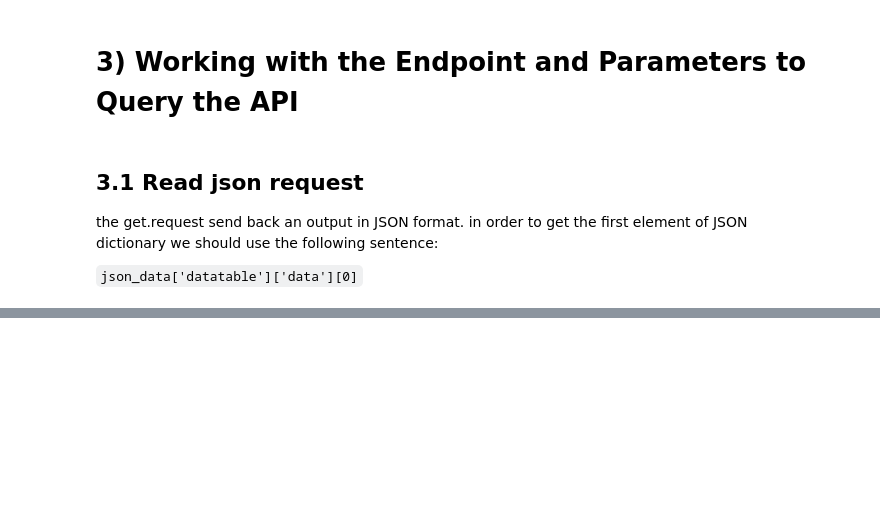
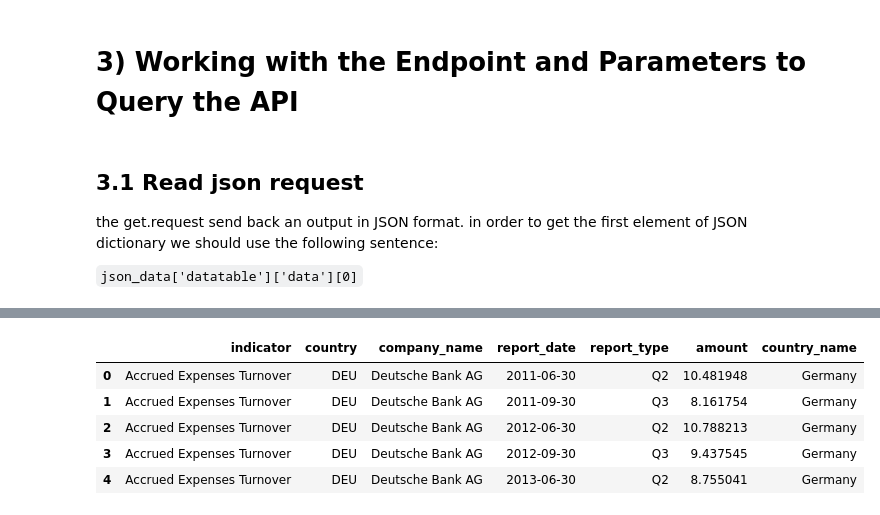
Before and after one commit to TomazFilgueira/Dq_Datascientist, a Jupyter notebook: 6 - APIs and Web Scraping/6_Guided_Project_API_with_Pandas.ipynb, the cells around one changed output, grey strips where cells are left out. Cells and saved outputs as stored; diff of their text form; code cells hidden in the pictures; blank space fills up the shorter version.

```diff
--- a/6 - APIs and Web Scraping/6_Guided_Project_API_with_Pandas.ipynb
+++ b/6 - APIs and Web Scraping/6_Guided_Project_API_with_Pandas.ipynb
@@ -129,0 +457,12 @@ we can see from the previous output that json_data is a dictonary composed by 2
+# %%
+# Convert 'report_date' to datetime and filter for 2010-2015
+updated_df['report_date'] = pd.to_datetime(updated_df['report_date'])
+updated_df = updated_df[(updated_df['report_date'].dt.year >= 2010) & (updated_df['report_date'].dt.year <= 2015)]
+updated_df.head()
+# %% [output]
+|  | indicator | country | company_name | report_date | report_type | amount | country_name |
+| 0 | Accrued Expenses Turnover | DEU | Deutsche Bank AG | 2011-06-30 | Q2 | 10.481948 | Germany |
+| 1 | Accrued Expenses Turnover | DEU | Deutsche Bank AG | 2011-09-30 | Q3 | 8.161754 | Germany |
+| 2 | Accrued Expenses Turnover | DEU | Deutsche Bank AG | 2012-06-30 | Q2 | 10.788213 | Germany |
+| 3 | Accrued Expenses Turnover | DEU | Deutsche Bank AG | 2012-09-30 | Q3 | 9.437545 | Germany |
+| 4 | Accrued Expenses Turnover | DEU | Deutsche Bank AG | 2013-06-30 | Q2 | 8.755041 | Germany |
```
Also changed, not shown: parts of 28 cells of this notebook, 1 other file.
